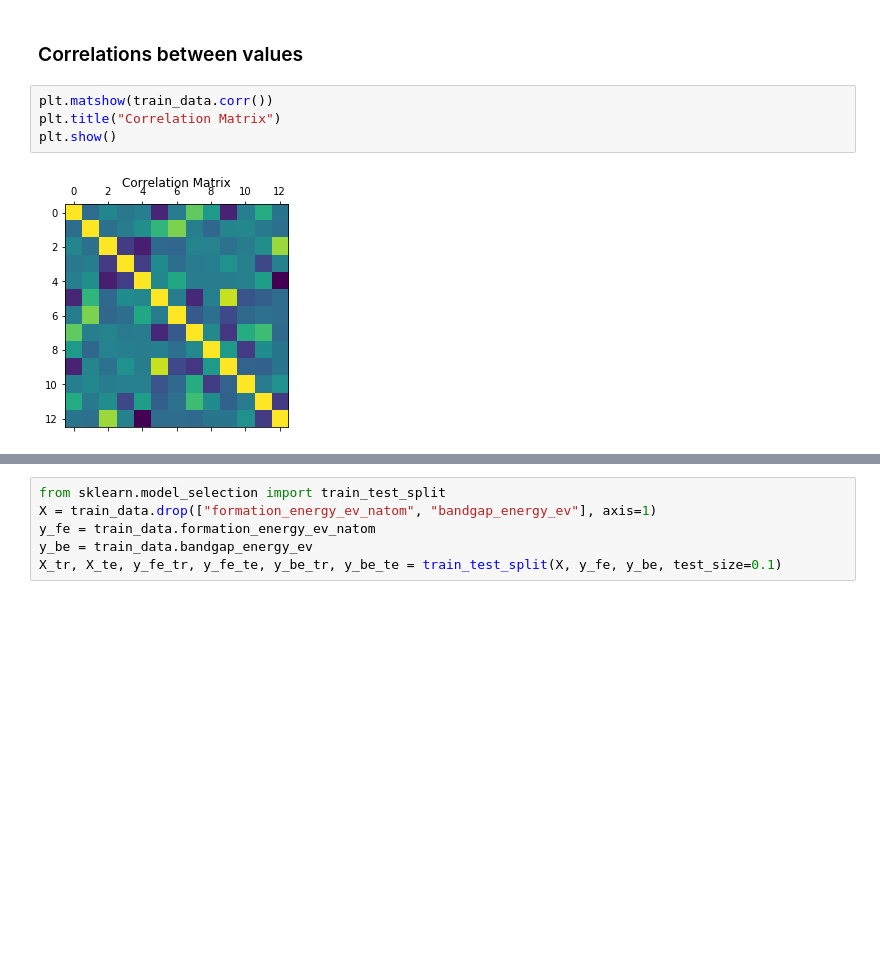
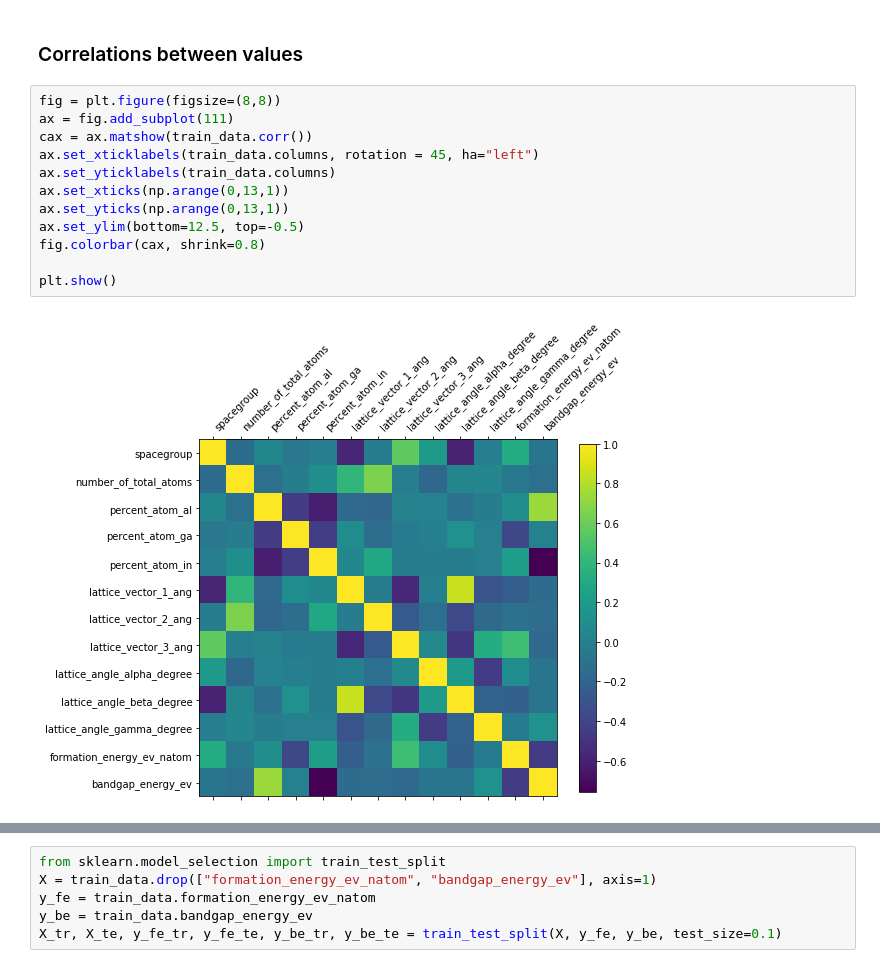
Before and after one commit to taidopurason/nomad2018, a Jupyter notebook: Data exploration.ipynb, the cells around one changed output, grey strips where cells are left out. Saved outputs shown, nothing was run; the diff lists cells and outputs as text; blank space fills up the shorter version.

```diff
--- a/Data exploration.ipynb
+++ b/Data exploration.ipynb
@@ -50,10 +56,18 @@ plt.show()
 train_data = train_data.drop("id", axis=1)
 # %% [markdown]
 ### Correlations between values
-# %%
-plt.matshow(train_data.corr())
-plt.title("Correlation Matrix")
-plt.show()
-# %% [output]
-[figure, removed]
+# %%
+fig = plt.figure(figsize=(8,8))
+ax = fig.add_subplot(111)
+cax = ax.matshow(train_data.corr())
+ax.set_xticklabels(train_data.columns, rotation = 45, ha="left")
+ax.set_yticklabels(train_data.columns)
+ax.set_xticks(np.arange(0,13,1))
+ax.set_yticks(np.arange(0,13,1))
+ax.set_ylim(bottom=12.5, top=-0.5)
+fig.colorbar(cax, shrink=0.8)
+
+plt.show()
+# %% [output]
+[figure, added]
 # %%
```
Also changed, not shown: parts of 12 cells of this notebook.
